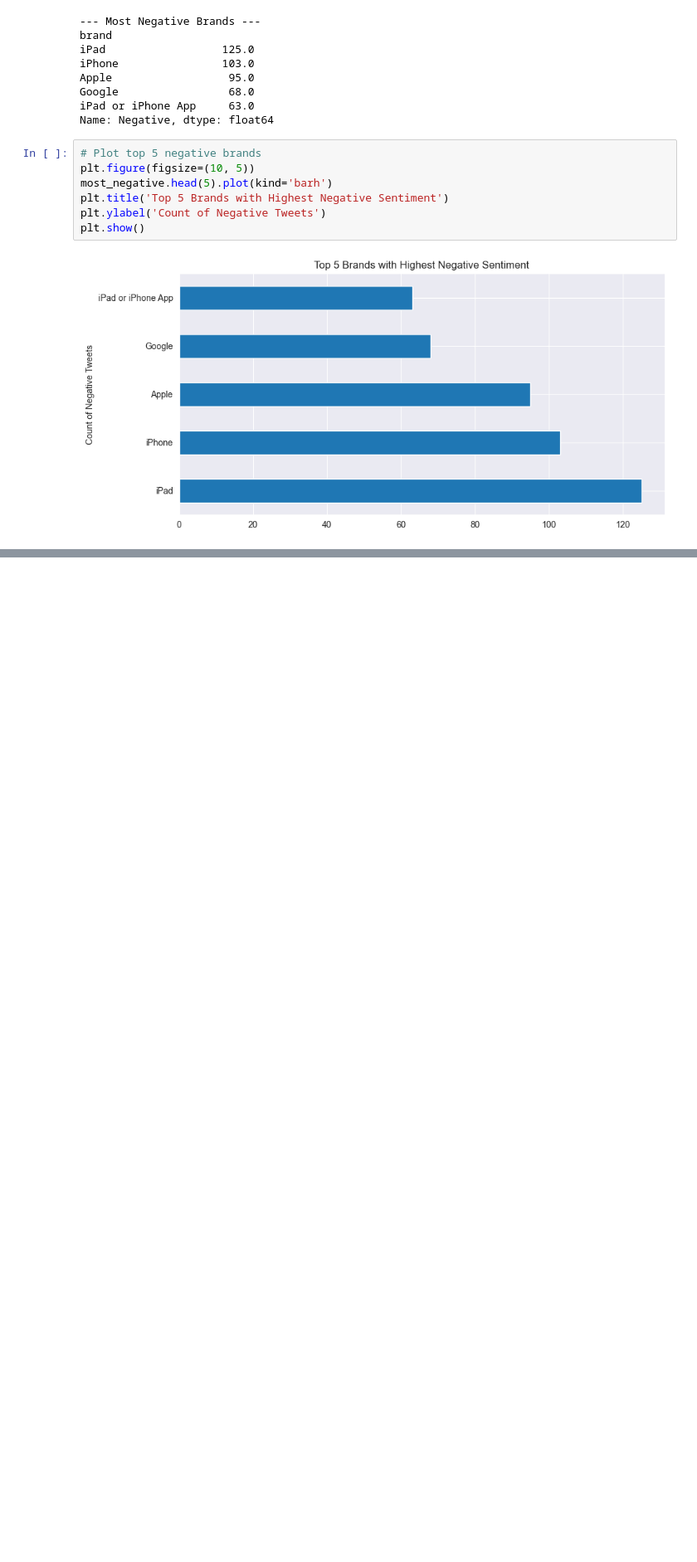
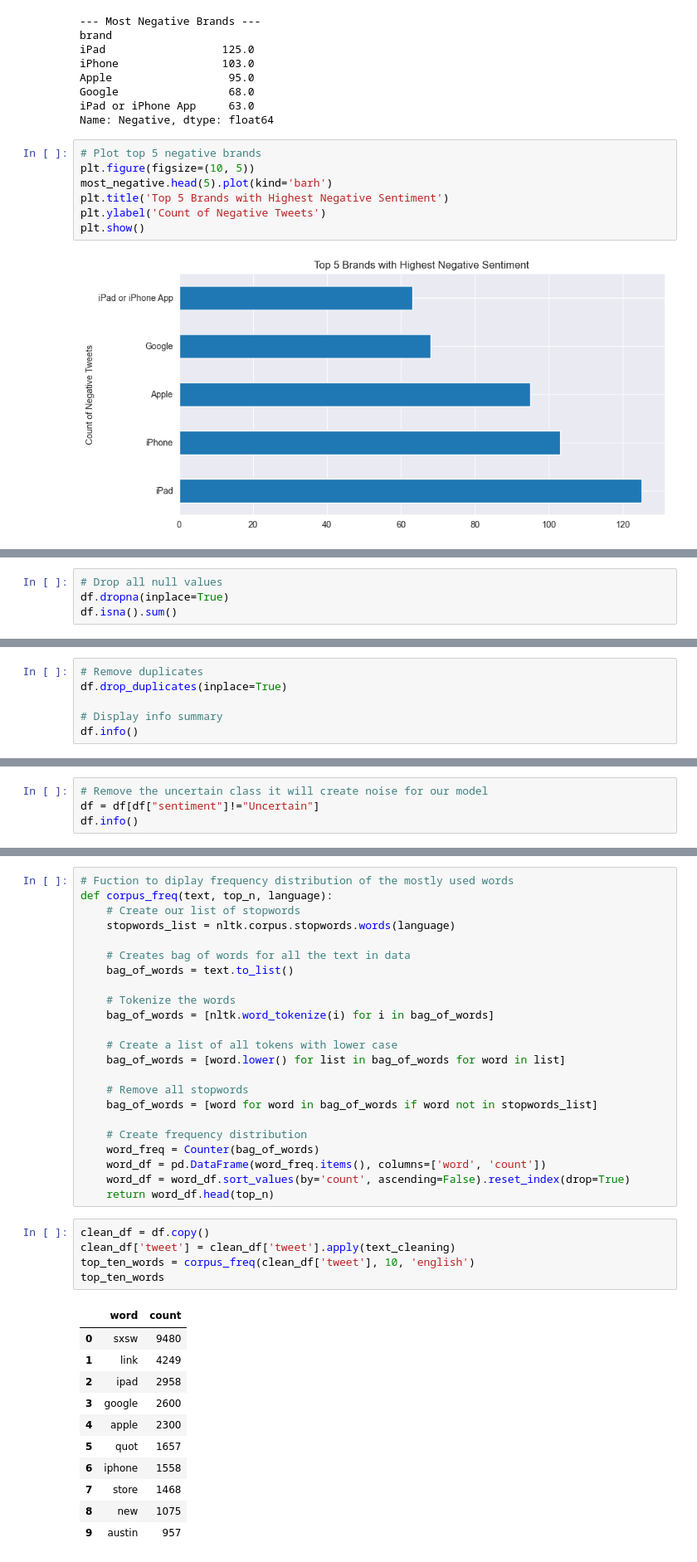
Before and after one commit to Patoh254code/product_brand_sentiment_analysis, a Jupyter notebook: index.ipynb, the cells around one changed output, grey strips where cells are left out. Shown at 83% size. Cells and saved outputs as stored; diff of their text form; blank space fills up the shorter version.

```diff
--- a/index.ipynb
+++ b/index.ipynb
@@ -344,0 +385,4 @@ plt.show()
+# %%
+# Drop all null values
+df.dropna(inplace=True)
+df.isna().sum()
@@ -344,0 +393,6 @@ plt.show()
+# %%
+# Remove duplicates
+df.drop_duplicates(inplace=True)
+
+# Display info summary
+df.info()
@@ -344,0 +419,4 @@ plt.show()
+# %%
+# Remove the uncertain class it will create noise for our model
+df = df[df["sentiment"]!="Uncertain"]
+df.info()
@@ -344,0 +456,40 @@ plt.show()
+# %%
+# Fuction to diplay frequency distribution of the mostly used words
+def corpus_freq(text, top_n, language):
+    # Create our list of stopwords
+    stopwords_list = nltk.corpus.stopwords.words(language)
+
+    # Creates bag of words for all the text in data
+    bag_of_words = text.to_list()
+
+    # Tokenize the words
+    bag_of_words = [nltk.word_tokenize(i) for i in bag_of_words]
+
+    # Create a list of all tokens with lower case
+    bag_of_words = [word.lower() for list in bag_of_words for word in list]
+
+    # Remove all stopwords
+    bag_of_words = [word for word in bag_of_words if word not in stopwords_list]
+
+    # Create frequency distribution
+    word_freq = Counter(bag_of_words)
+    word_df = pd.DataFrame(word_freq.items(), columns=['word', 'count'])
+    word_df = word_df.sort_values(by='count', ascending=False).reset_index(drop=True)
+    return word_df.head(top_n)
+# %%
+clean_df = df.copy()
+clean_df['tweet'] = clean_df['tweet'].apply(text_cleaning)
+top_ten_words = corpus_freq(clean_df['tweet'], 10, 'english')
+top_ten_words
+# %% [output]
+|  | word | count |
+| 0 | sxsw | 9480 |
+| 1 | link | 4249 |
+| 2 | ipad | 2958 |
+| 3 | google | 2600 |
+| 4 | apple | 2300 |
+| 5 | quot | 1657 |
+| 6 | iphone | 1558 |
+| 7 | store | 1468 |
+| 8 | new | 1075 |
+| 9 | austin | 957 |
```
Also changed, not shown: parts of 14 cells of this notebook.
